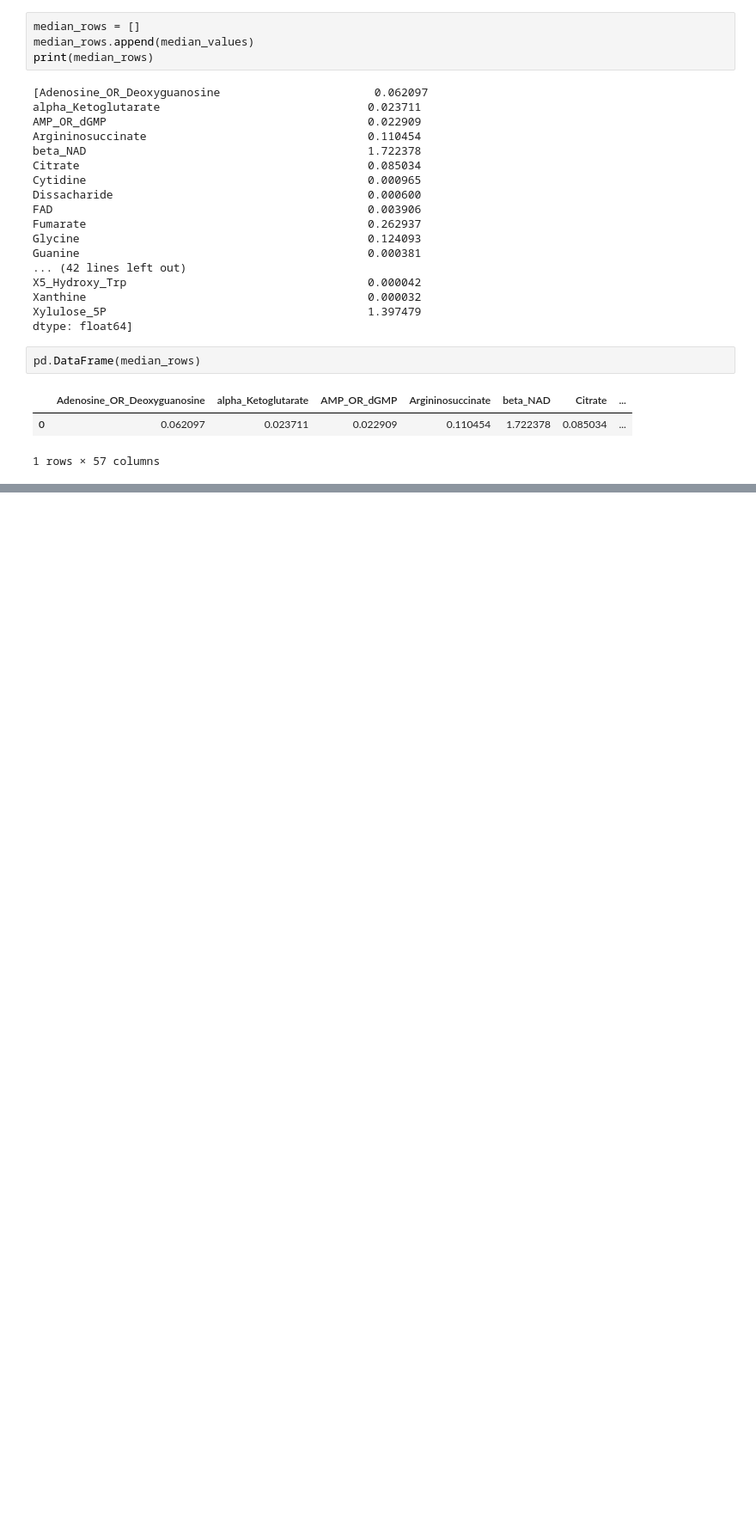
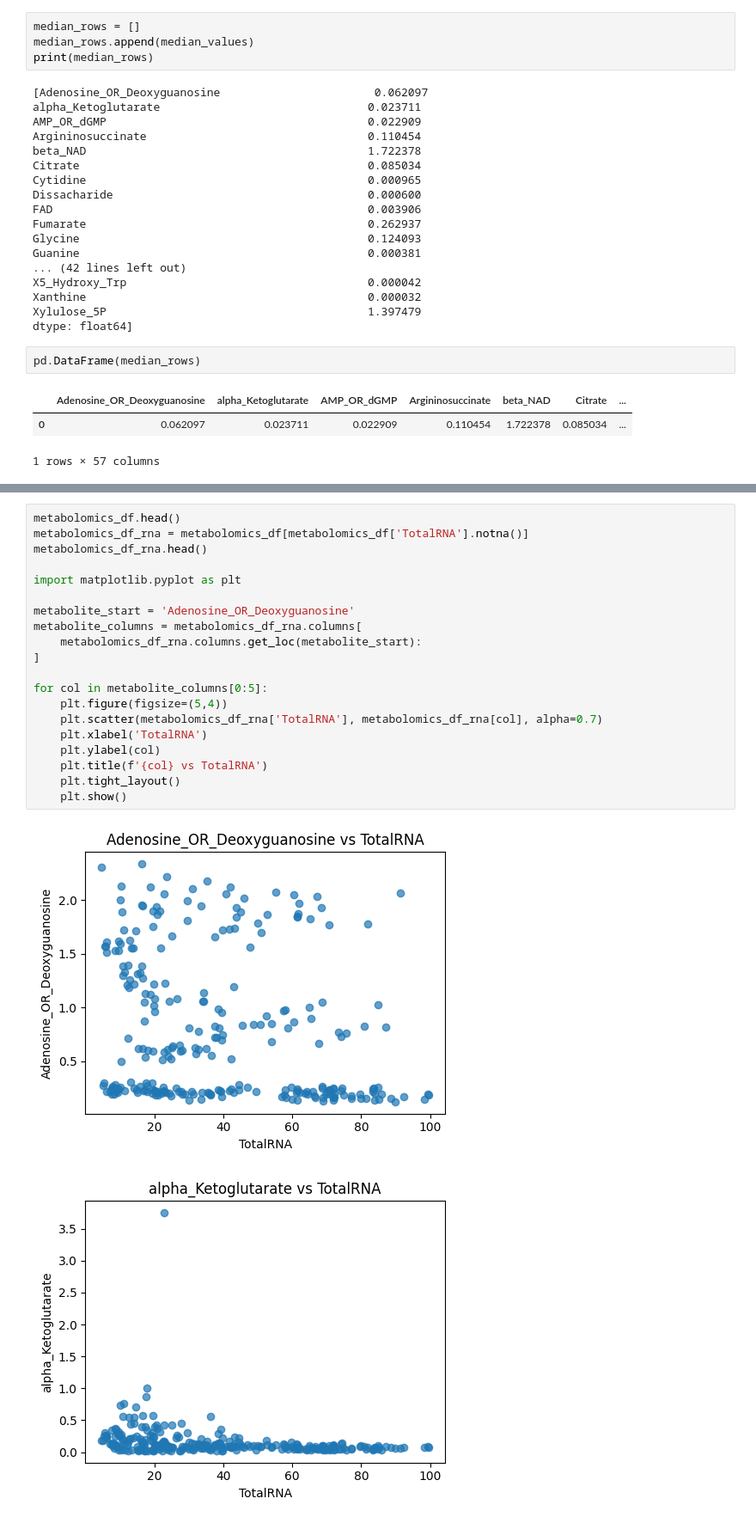
Before and after one commit to jess-xia/GSC_RNAseq_and_metabolomics_analysis, a Jupyter notebook: metabolomics_exploratory_analysis.ipynb, the cells around one changed output, grey strips where cells are left out. Shown at 86% size. Cells and saved outputs as stored; diff of their text form; blank space fills up the shorter version.

```diff
--- a/metabolomics_exploratory_analysis.ipynb
+++ b/metabolomics_exploratory_analysis.ipynb
@@ -419,0 +754,23 @@ pd.DataFrame(median_rows)
+# %%
+metabolomics_df.head()
+metabolomics_df_rna = metabolomics_df[metabolomics_df['TotalRNA'].notna()]
+metabolomics_df_rna.head()
+
+import matplotlib.pyplot as plt
+
+metabolite_start = 'Adenosine_OR_Deoxyguanosine'
+metabolite_columns = metabolomics_df_rna.columns[
+    metabolomics_df_rna.columns.get_loc(metabolite_start):
+]
+
+for col in metabolite_columns[0:5]:
+    plt.figure(figsize=(5,4))
+    plt.scatter(metabolomics_df_rna['TotalRNA'], metabolomics_df_rna[col], alpha=0.7)
+    plt.xlabel('TotalRNA')
+    plt.ylabel(col)
+    plt.title(f'{col} vs TotalRNA')
+    plt.tight_layout()
+    plt.show()
+# %% [output]
+[figure, added]
+[figure, added]
```
Also changed, not shown: parts of 35 cells of this notebook.
